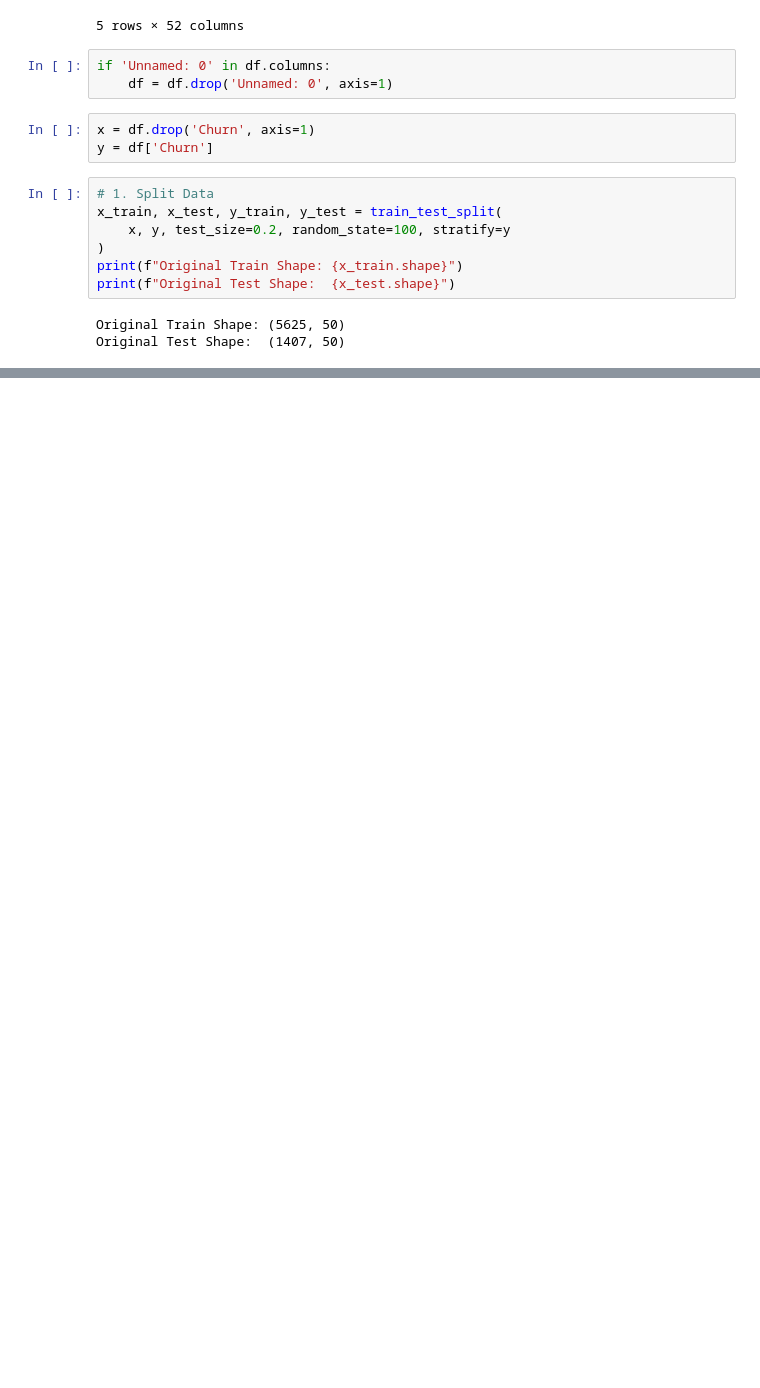
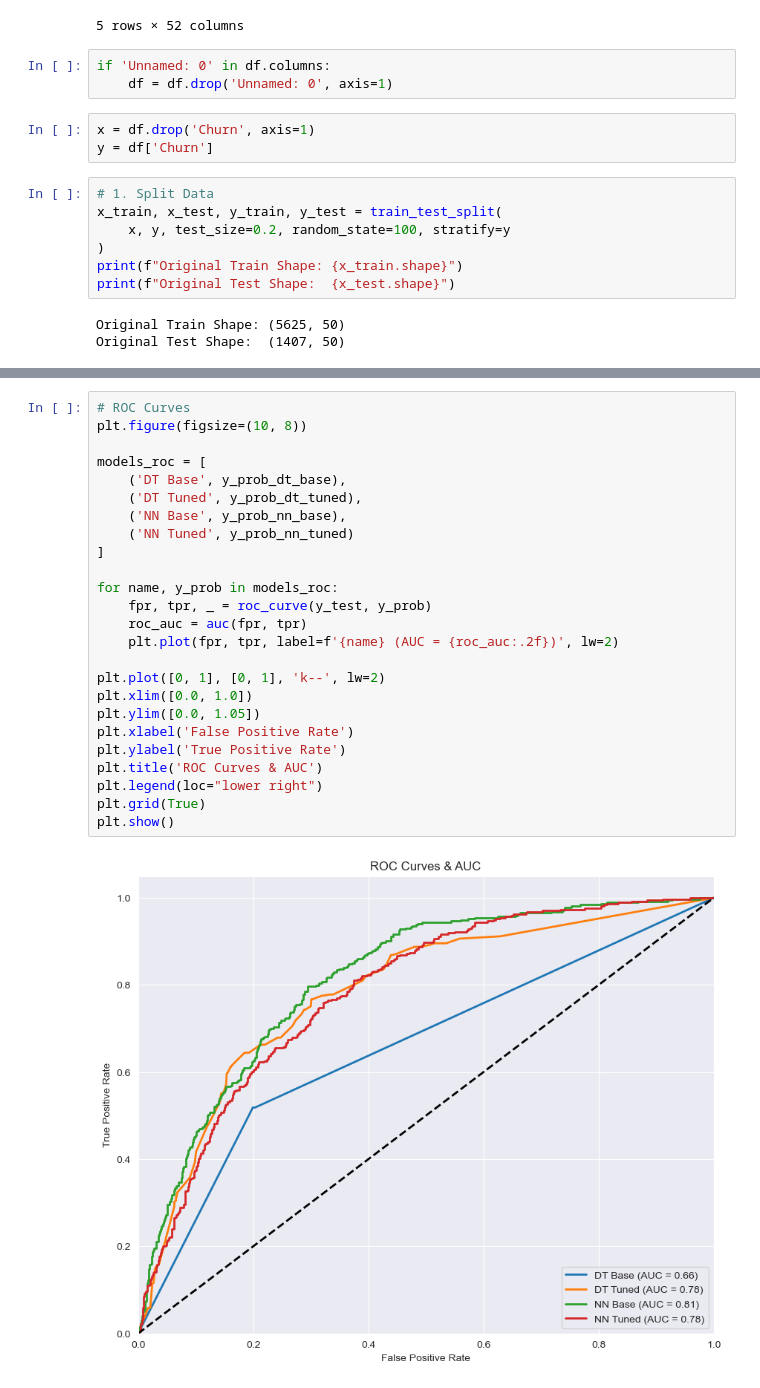
Before and after one commit to nithinsanchitha/Customer-Churn-Prediction, a Jupyter notebook: models.ipynb, the cells around one changed output, grey strips where cells are left out. Drawn from its saved outputs; the diff is of its cells as text; blank space fills up the shorter version.

```diff
--- a/models.ipynb
+++ b/models.ipynb
@@ -53,0 +314,27 @@ print(f"Resampled Train Shape: {x_train_smote.shape}")
+# %%
+# ROC Curves
+plt.figure(figsize=(10, 8))
+
+models_roc = [
+    ('DT Base', y_prob_dt_base),
+    ('DT Tuned', y_prob_dt_tuned),
+    ('NN Base', y_prob_nn_base),
+    ('NN Tuned', y_prob_nn_tuned)
+]
+
+for name, y_prob in models_roc:
+    fpr, tpr, _ = roc_curve(y_test, y_prob)
+    roc_auc = auc(fpr, tpr)
+    plt.plot(fpr, tpr, label=f'{name} (AUC = {roc_auc:.2f})', lw=2)
+
+plt.plot([0, 1], [0, 1], 'k--', lw=2)
+plt.xlim([0.0, 1.0])
+plt.ylim([0.0, 1.05])
+plt.xlabel('False Positive Rate')
+plt.ylabel('True Positive Rate')
+plt.title('ROC Curves & AUC')
+plt.legend(loc="lower right")
+plt.grid(True)
+plt.show()
+# %% [output]
+[figure, added]
```
Also changed, not shown: parts of 25 cells of this notebook.
